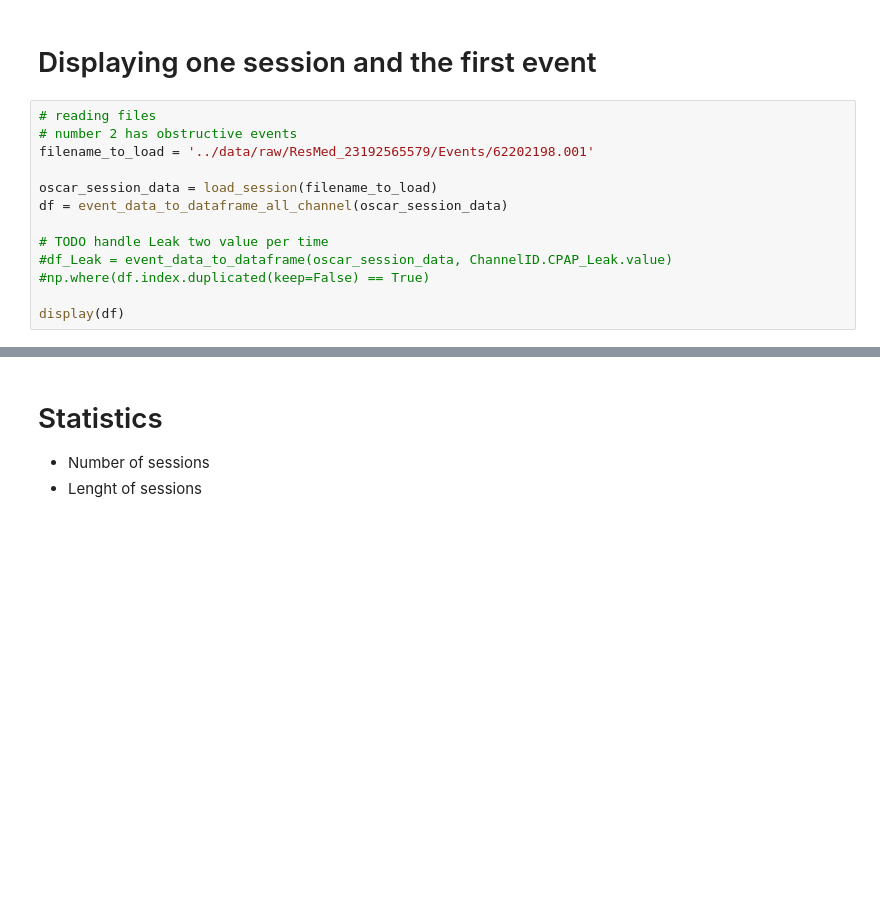
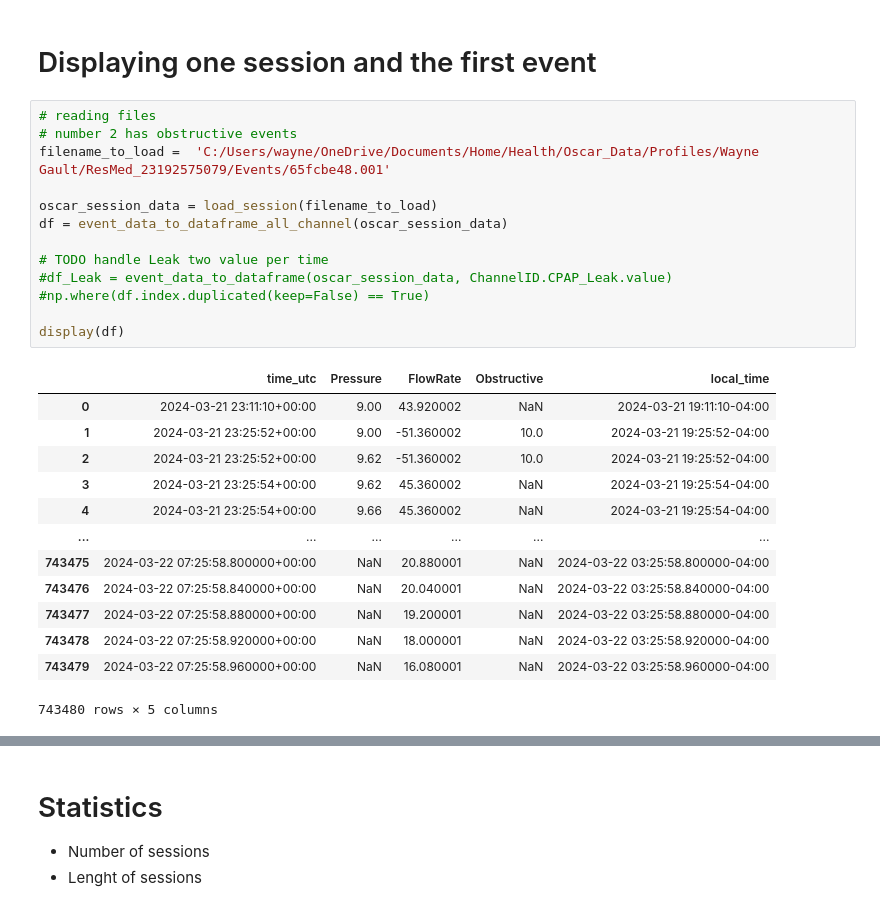
Before and after one commit to jlaumonier/apnea, a Jupyter notebook: notebooks/0_raw_data_analysis.ipynb, the cells around one changed output, grey strips where cells are left out. Saved outputs shown, nothing was run; the diff lists cells and outputs as text; blank space fills up the shorter version.

Commit message:
Updated to include local oscar data paths

```diff
--- a/notebooks/0_raw_data_analysis.ipynb
+++ b/notebooks/0_raw_data_analysis.ipynb
@@ -39,16 +37,30 @@ def event_data_to_dataframe_all_channel(oscar_session_data):
 # %%
 # reading files
 # number 2 has obstructive events
-filename_to_load = '../data/raw/ResMed_23192565579/Events/62202198.001'
+filename_to_load =  'C:/Users/wayne/OneDrive/Documents/Home/Health/Oscar_Data/Profiles/Wayne Gault/ResMed_23192575079/Events/65fcbe48.001'
 
 oscar_session_data = load_session(filename_to_load)
 df = event_data_to_dataframe_all_channel(oscar_session_data)
 
 # TODO handle Leak two value per time
 #df_Leak = event_data_to_dataframe(oscar_session_data, ChannelID.CPAP_Leak.value)
 #np.where(df.index.duplicated(keep=False) == True)
 
 display(df)
+# %% [output]
+|  | time_utc | Pressure | FlowRate | Obstructive | local_time |
+| 0 | 2024-03-21 23:11:10+00:00 | 9.00 | 43.920002 | NaN | 2024-03-21 19:11:10-04:00 |
+| 1 | 2024-03-21 23:25:52+00:00 | 9.00 | -51.360002 | 10.0 | 2024-03-21 19:25:52-04:00 |
+| 2 | 2024-03-21 23:25:52+00:00 | 9.62 | -51.360002 | 10.0 | 2024-03-21 19:25:52-04:00 |
+| 3 | 2024-03-21 23:25:54+00:00 | 9.62 | 45.360002 | NaN | 2024-03-21 19:25:54-04:00 |
+| 4 | 2024-03-21 23:25:54+00:00 | 9.66 | 45.360002 | NaN | 2024-03-21 19:25:54-04:00 |
+| ... | ... | ... | ... | ... | ... |
+| 743475 | 2024-03-22 07:25:58.800000+00:00 | NaN | 20.880001 | NaN | 2024-03-22 03:25:58.800000-04:00 |
+| 743476 | 2024-03-22 07:25:58.840000+00:00 | NaN | 20.040001 | NaN | 2024-03-22 03:25:58.840000-04:00 |
+| 743477 | 2024-03-22 07:25:58.880000+00:00 | NaN | 19.200001 | NaN | 2024-03-22 03:25:58.880000-04:00 |
+| 743478 | 2024-03-22 07:25:58.920000+00:00 | NaN | 18.000001 | NaN | 2024-03-22 03:25:58.920000-04:00 |
+| 743479 | 2024-03-22 07:25:58.960000+00:00 | NaN | 16.080001 | NaN | 2024-03-22 03:25:58.960000-04:00 |
+743480 rows × 5 columns
 # %%
 # reorganize dataframe to seaborn imput format
 dfc = df[['FlowRate', 'Obstructive', 'Pressure', 'local_time']]
```
Also changed, not shown: parts of 6 cells of this notebook.
